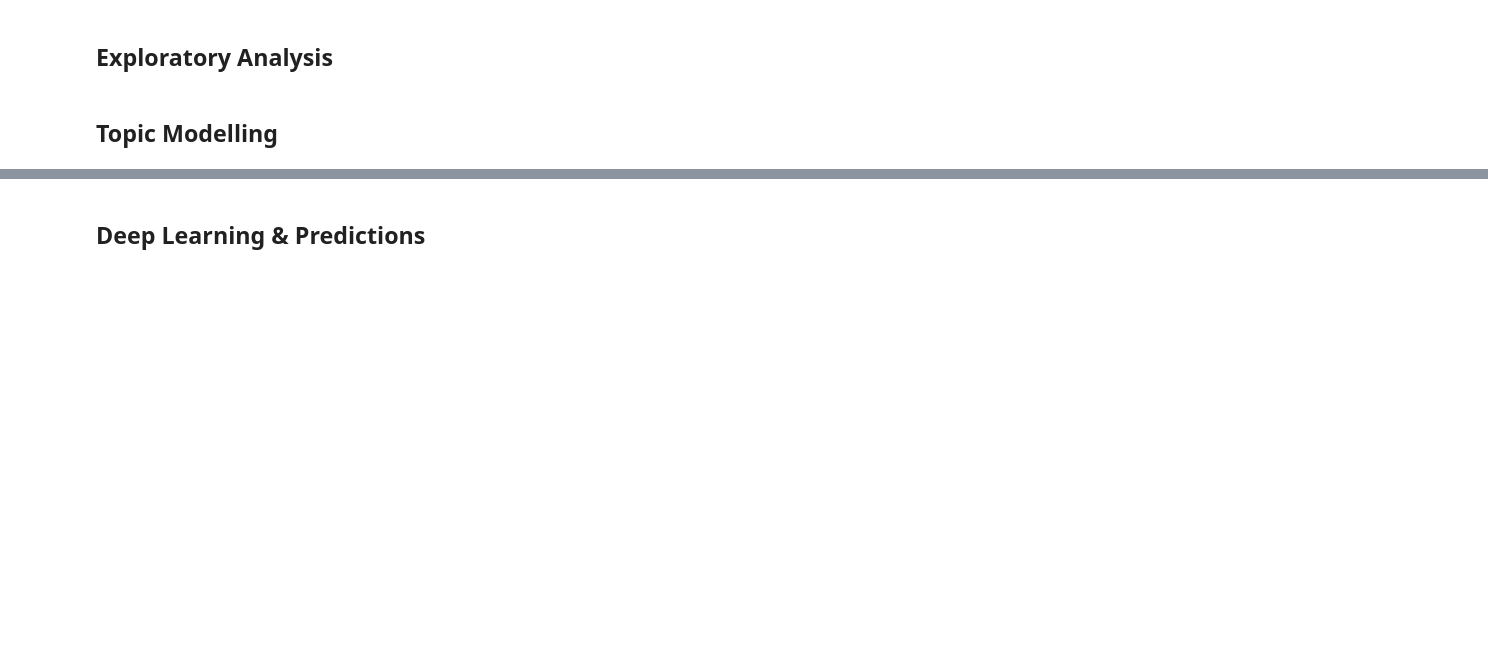
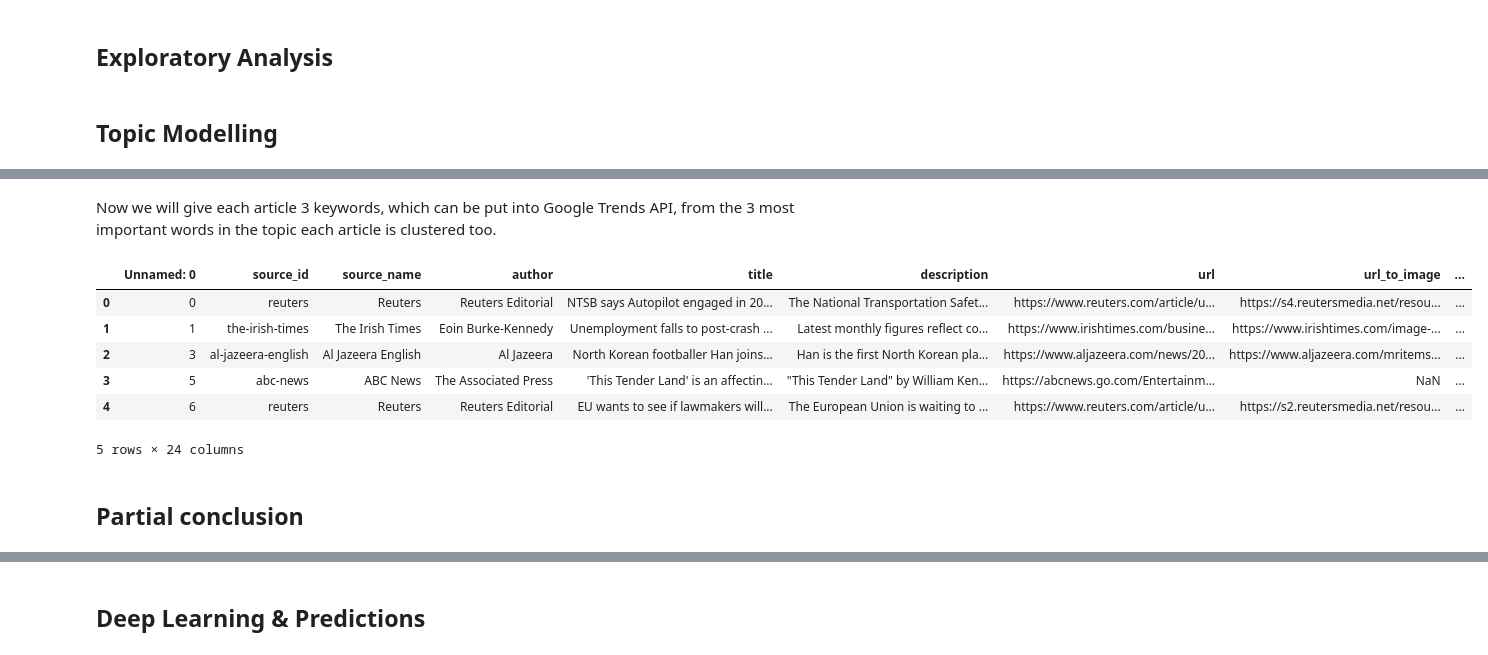
Before and after one commit to illumlol/ABA_2022, a Jupyter notebook: Final_notebook.ipynb, the cells around one changed output, grey strips where cells are left out. Saved outputs shown, nothing was run; the diff lists cells and outputs as text; code cells hidden in the pictures; blank space fills up the shorter version.

```diff
--- a/Final_notebook.ipynb
+++ b/Final_notebook.ipynb
@@ -64,0 +173,6 @@ In this project three data sources are used.
+# %%
+# Load model
+
+model = BERTopic.load("topics_model")
+
+topics, probabilities = model.transform(df['lemmatize_joined'])
@@ -64,0 +316,40 @@ In this project three data sources are used.
+# %% [markdown]
+Now we will give each article 3 keywords, which can be put into Google Trends API, from the 3 most important words in the topic each article is clustered too.
+# %%
+# Making topic column
+df['Topic'] = topics
+
+def get_3_topic(data, model):
+    topic1 = []
+    topic2 = []
+    topic3 = []
+
+    for i in data:
+        if i < 0:
+            topic1.append(np.nan)
+            topic2.append(np.nan)
+            topic3.append(np.nan)
+        else:
+            topic1.append(model.get_topic(i)[0][0])
+            topic2.append(model.get_topic(i)[1][0])
+            topic3.append(model.get_topic(i)[2][0])
+
+    return topic1, topic2, topic3
+# %%
+topic1, topic2, topic3 = get_3_topic(df['Topic'], model)
+
+df['Topic1'] = topic1
+df['Topic2'] = topic2
+df['Topic3'] = topic3
+# %%
+df.head()
+# %% [output]
+|  | Unnamed: 0 | source_id | source_name | author | title | description | url | url_to_image | ... |
+| 0 | 0 | reuters | Reuters | Reuters Editorial | NTSB says Autopilot engaged in 20... | The National Transportation Safet... | https://www.reuters.com/article/u... | https://s4.reutersmedia.net/resou... | ... |
+| 1 | 1 | the-irish-times | The Irish Times | Eoin Burke-Kennedy | Unemployment falls to post-crash ... | Latest monthly figures reflect co... | https://www.irishtimes.com/busine... | https://www.irishtimes.com/image-... | ... |
+| 2 | 3 | al-jazeera-english | Al Jazeera English | Al Jazeera | North Korean footballer Han joins... | Han is the first North Korean pla... | https://www.aljazeera.com/news/20... | https://www.aljazeera.com/mritems... | ... |
+| 3 | 5 | abc-news | ABC News | The Associated Press | 'This Tender Land' is an affectin... | "This Tender Land" by William Ken... | https://abcnews.go.com/Entertainm... | NaN | ... |
+| 4 | 6 | reuters | Reuters | Reuters Editorial | EU wants to see if lawmakers will... | The European Union is waiting to ... | https://www.reuters.com/article/u... | https://s2.reutersmedia.net/resou... | ... |
+5 rows × 24 columns
+# %% [markdown]
+## Partial conclusion
```
Also changed, not shown: parts of 21 cells of this notebook.
